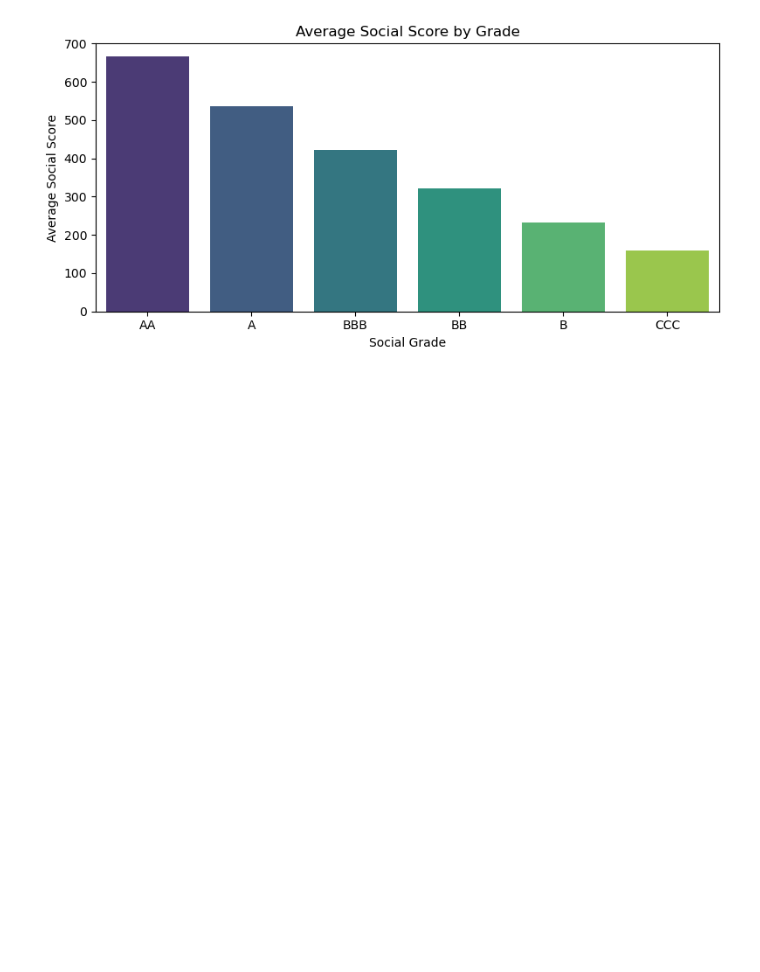
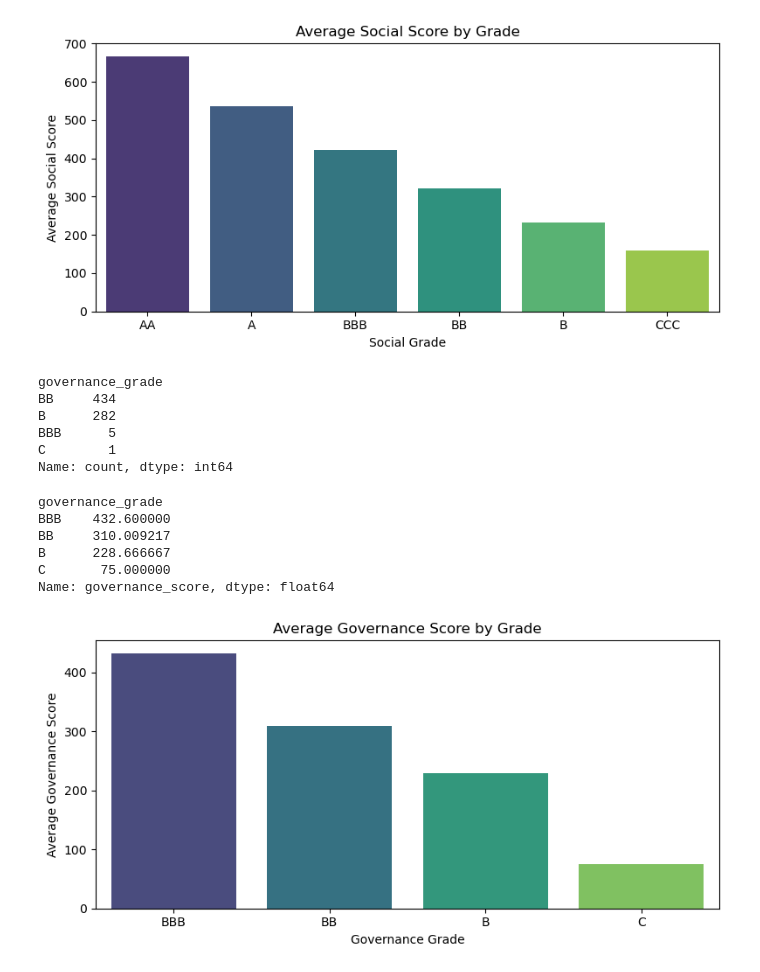
Before and after one commit to Bshaia/data-analysis-portfolio, a Jupyter notebook: corporate-greenwashing/notebooks/01_data_exploration.ipynb, the cells around one changed output. Drawn from its saved outputs; the diff is of its cells as text; code cells hidden in the pictures; blank space fills up the shorter version.

Commit message:
Added governance grade vs score visualization

```diff
--- a/corporate-greenwashing/notebooks/01_data_exploration.ipynb
+++ b/corporate-greenwashing/notebooks/01_data_exploration.ipynb
@@ -214,3 +214,36 @@ plt.tight_layout()
 plt.show()
 # %% [output]
 [figure]
+# %%
+df['governance_grade'].value_counts()
+# %% [output]
+governance_grade
+BB     434
+B      282
+BBB      5
+C        1
+Name: count, dtype: int64
+# %%
+df.groupby('governance_grade')['governance_score'].mean().sort_values(ascending=False)
+# %% [output]
+governance_grade
+BBB    432.600000
+BB     310.009217
+B      228.666667
+C       75.000000
+Name: governance_score, dtype: float64
+# %%
+gov_grade_means = df.groupby('governance_grade')['governance_score'].mean().sort_values(ascending=False)
+
+plt.figure(figsize=(8, 4))
+sns.barplot(x=gov_grade_means.index, y=gov_grade_means.values, hue=gov_grade_means.index, palette="viridis", legend=False)
+
+plt.title('Average Governance Score by Grade')
+plt.xlabel('Governance Grade')
+plt.ylabel('Average Governance Score')
+
+plt.savefig('../visuals/governance_grade_vs_score.png', dpi=300)
+plt.tight_layout()
+plt.show()
+# %% [output]
+[figure, added]
```
Also changed, not shown: 1 other file.
